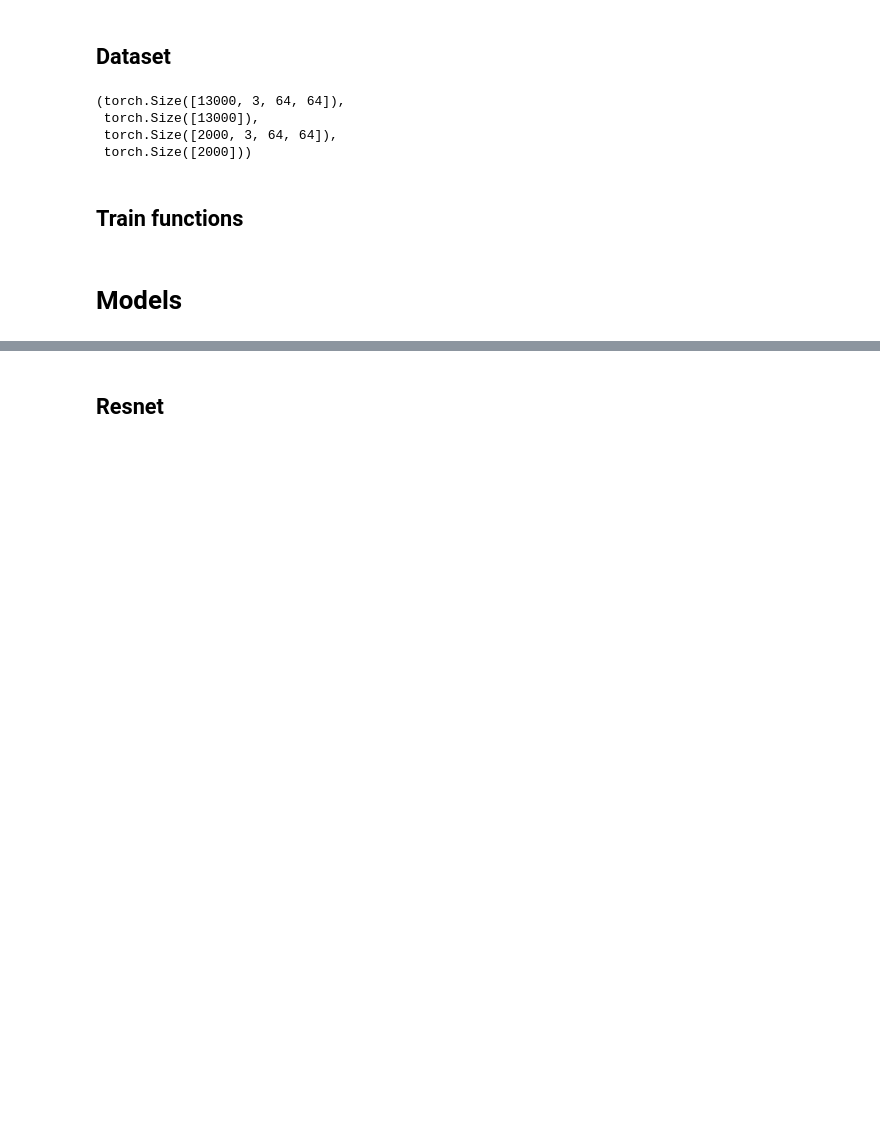
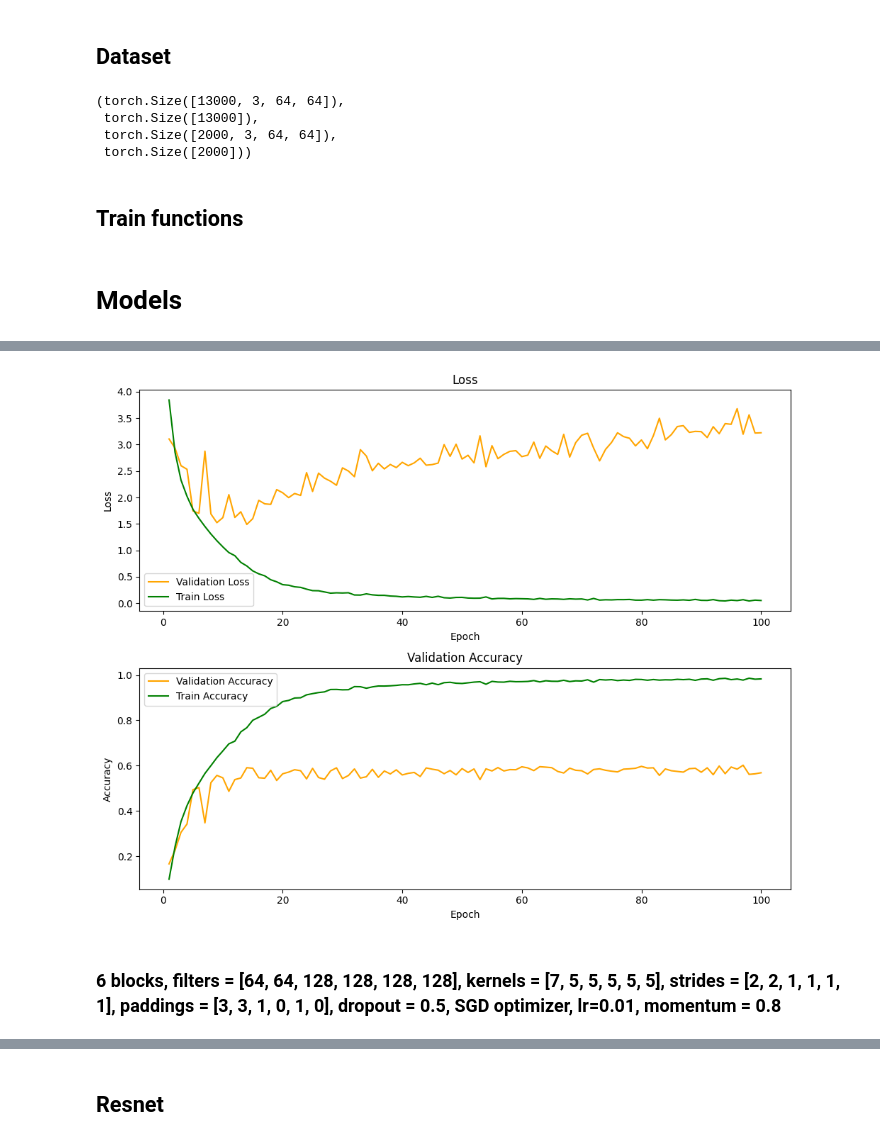
Before and after one commit to alexandra-dragomir/DL-Image-Classification, a Jupyter notebook: dl_project2.ipynb, the cells around one changed output, grey strips where cells are left out. Cells and saved outputs as stored; diff of their text form; code cells hidden in the pictures; blank space fills up the shorter version.

```diff
--- a/dl_project2.ipynb
+++ b/dl_project2.ipynb
@@ -297,0 +300,26 @@ def plot_loss_acc(val_loss_array, val_acc_array, train_loss_array, train_acc_arr
+# %%
+class CNN_model(nn.Module):
+    def __init__(self, nr_blocks = 6, filters = [64, 64, 128, 128, 128, 128], kernels = [7, 5, 5, 5, 5, 5], strides = [2, 2, 1, 1, 1, 1], paddings = [3, 3, 1, 0, 1, 0], dropout = 0.5):
+        super(CNN_model, self).__init__()
+        self.blocks = nn.ModuleList()
+        for i in range(nr_blocks):
+            in_channels = 3 if i == 0 else filters[i - 1]
+            self.blocks.append(nn.Sequential(
+                nn.Conv2d(in_channels, filters[i], kernel_size=kernels[i], stride=strides[i], padding=paddings[i]),
+                nn.BatchNorm2d(filters[i]),
+                nn.ReLU(inplace=True)
+            ))
+        # self.avgpool = nn.AdaptiveAvgPool2d(output_size=(1, 1))
+        self.classifier = nn.Sequential(
+            nn.Flatten(),
+            nn.Dropout(dropout),
+            nn.Linear(filters[-1]*25, 100)
+        )
+
+    def forward(self, x):
+        for block in self.blocks:
+            x = block(x)
+            # print(x.shape)
+        # print(x.shape)
+        x = self.classifier(x)
+        return x
@@ -297,0 +338,6 @@ def plot_loss_acc(val_loss_array, val_acc_array, train_loss_array, train_acc_arr
+# %%
+model = CNN_model(6, filters = [64, 64, 128, 128, 128, 128], kernels = [7, 5, 5, 5, 5, 5], strides = [2, 2, 1, 1, 1, 1], paddings = [3, 3, 1, 0, 1, 0], dropout = 0.5).to("cuda")
+
+optimizer = optim.Adam(model.parameters(), lr=0.001)
+max_accuracy = 0.76
+val_loss_array, val_acc_array, train_loss_array, train_acc_array = train_model(model, optimizer, X_train, y_train, X_test, y_test, batch_size = 32, num_epochs = 100, save_weights = True, weights_path = "cnn_1")
@@ -297,0 +362,6 @@ def plot_loss_acc(val_loss_array, val_acc_array, train_loss_array, train_acc_arr
+# %%
+plot_loss_acc(val_loss_array, val_acc_array, train_loss_array, train_acc_array)
+# %% [output]
+[figure, added]
+# %% [markdown]
+### 6 blocks, filters = [64, 64, 128, 128, 128, 128], kernels = [7, 5, 5, 5, 5, 5], strides = [2, 2, 1, 1, 1, 1], paddings = [3, 3, 1, 0, 1, 0], dropout = 0.5, SGD optimizer, lr=0.01, momentum = 0.8
```
Also changed, not shown: parts of 27 cells of this notebook.
